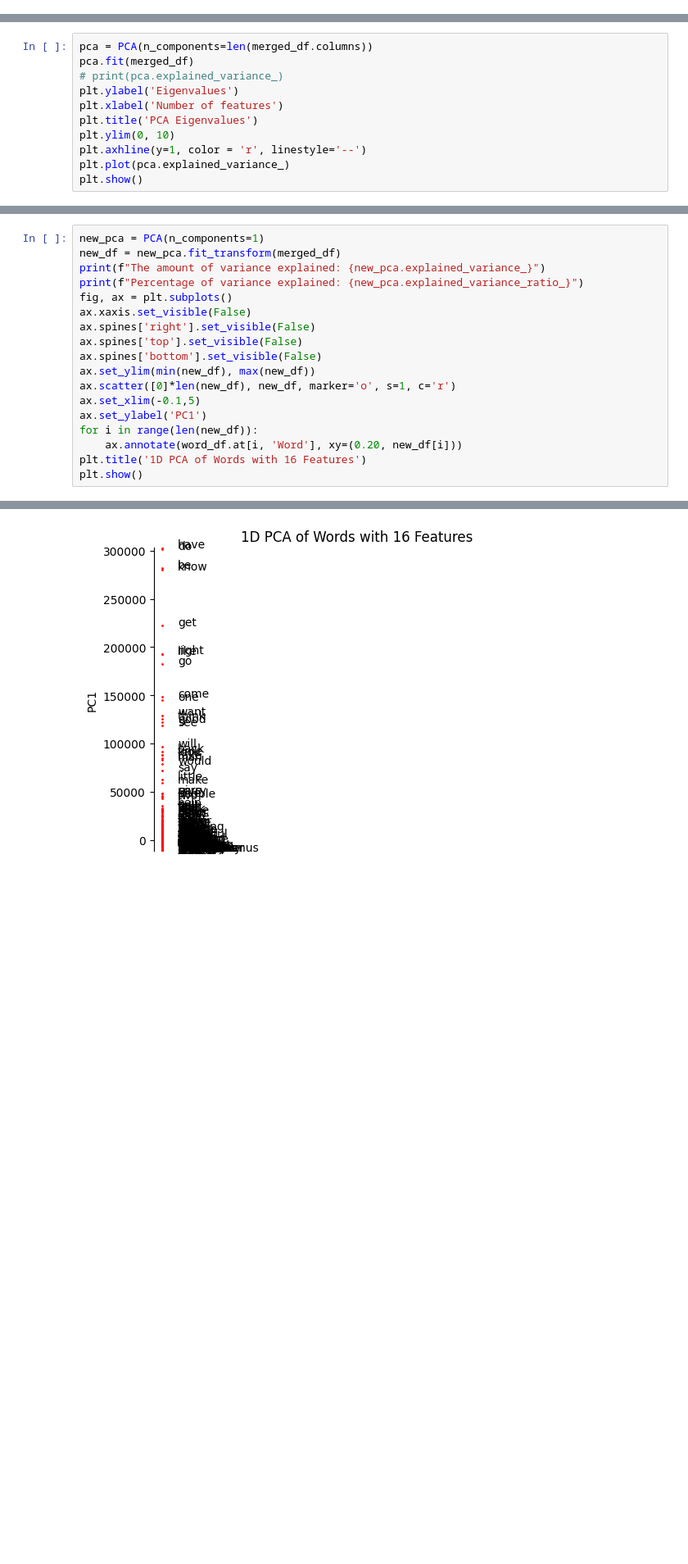
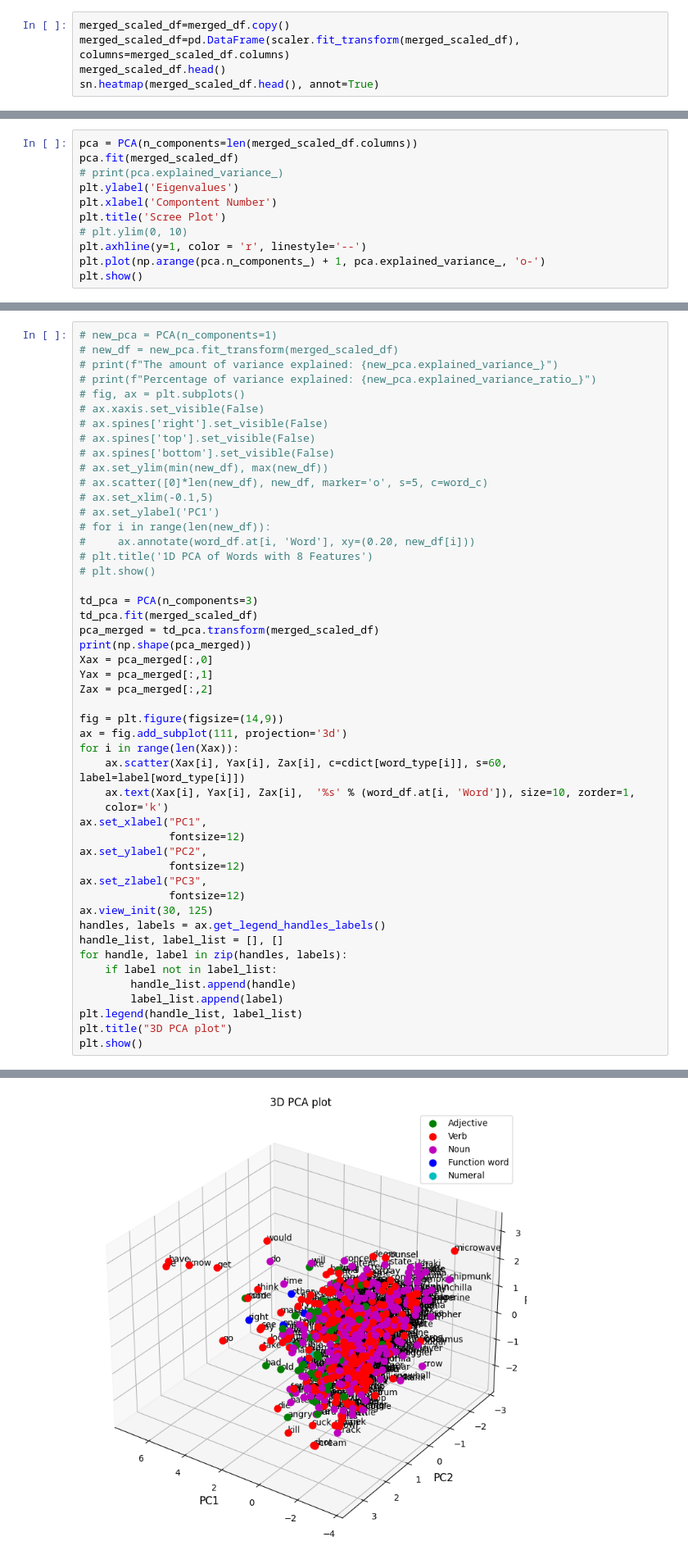
Before and after one commit to hassan3301/COG403Project, a Jupyter notebook: pca.ipynb, the cells around one changed output, grey strips where cells are left out. Shown: that part at 82% size. Cells and saved outputs as stored; diff of their text form; blank space fills up the shorter version.

```diff
--- a/pca.ipynb
+++ b/pca.ipynb
@@ -12,0 +36,5 @@ merged_df = merged_df.set_index('Word', drop=True)
+# %%
+merged_scaled_df=merged_df.copy()
+merged_scaled_df=pd.DataFrame(scaler.fit_transform(merged_scaled_df), columns=merged_scaled_df.columns)
+merged_scaled_df.head()
+sn.heatmap(merged_scaled_df.head(), annot=True)
@@ -13,12 +44,12 @@ merged_df = merged_df.set_index('Word', drop=True)
 # %%
-pca = PCA(n_components=len(merged_df.columns))
-pca.fit(merged_df)
+pca = PCA(n_components=len(merged_scaled_df.columns))
+pca.fit(merged_scaled_df)
 # print(pca.explained_variance_)
 plt.ylabel('Eigenvalues')
-plt.xlabel('Number of features')
-plt.title('PCA Eigenvalues')
-plt.ylim(0, 10)
+plt.xlabel('Compontent Number')
+plt.title('Scree Plot')
+# plt.ylim(0, 10)
 plt.axhline(y=1, color = 'r', linestyle='--')
-plt.plot(pca.explained_variance_)
+plt.plot(np.arange(pca.n_components_) + 1, pca.explained_variance_, 'o-')
 plt.show()
 # %% [output]
@@ -44,19 +73,50 @@ Combining those graphs, we can find that one feature can explain more than 99.99
 # %%
-new_pca = PCA(n_components=1)
-new_df = new_pca.fit_transform(merged_df)
-print(f"The amount of variance explained: {new_pca.explained_variance_}")
-print(f"Percentage of variance explained: {new_pca.explained_variance_ratio_}")
-fig, ax = plt.subplots()
-ax.xaxis.set_visible(False)
-ax.spines['right'].set_visible(False)
-ax.spines['top'].set_visible(False)
-ax.spines['bottom'].set_visible(False)
-ax.set_ylim(min(new_df), max(new_df))
-ax.scatter([0]*len(new_df), new_df, marker='o', s=1, c='r')
-ax.set_xlim(-0.1,5)
-ax.set_ylabel('PC1')
-for i in range(len(new_df)):
-    ax.annotate(word_df.at[i, 'Word'], xy=(0.20, new_df[i]))
-plt.title('1D PCA of Words with 16 Features')
+# new_pca = PCA(n_components=1)
+# new_df = new_pca.fit_transform(merged_scaled_df)
+# print(f"The amount of variance explained: {new_pca.explained_variance_}")
+# print(f"Percentage of variance explained: {new_pca.explained_variance_ratio_}")
+# fig, ax = plt.subplots()
+# ax.xaxis.set_visible(False)
+# ax.spines['right'].set_visible(False)
+# ax.spines['top'].set_visible(False)
+# ax.spines['bottom'].set_visible(False)
+# ax.set_ylim(min(new_df), max(new_df))
+# ax.scatter([0]*len(new_df), new_df, marker='o', s=5, c=word_c)
+# ax.set_xlim(-0.1,5)
+# ax.set_ylabel('PC1')
+# for i in range(len(new_df)):
+#     ax.annotate(word_df.at[i, 'Word'], xy=(0.20, new_df[i]))
+# plt.title('1D PCA of Words with 8 Features')
+# plt.show()
+
+td_pca = PCA(n_components=3)
+td_pca.fit(merged_scaled_df)
+pca_merged = td_pca.transform(merged_scaled_df)
+print(np.shape(pca_merged))
+Xax = pca_merged[:,0]
+Yax = pca_merged[:,1]
+Zax = pca_merged[:,2]
+
+fig = plt.figure(figsize=(14,9))
+ax = fig.add_subplot(111, projection='3d')
+for i in range(len(Xax)):
+    ax.scatter(Xax[i], Yax[i], Zax[i], c=cdict[word_type[i]], s=60, label=label[word_type[i]])
+    ax.text(Xax[i], Yax[i], Zax[i],  '%s' % (word_df.at[i, 'Word']), size=10, zorder=1,
+    color='k')
+ax.set_xlabel("PC1",
+              fontsize=12)
+ax.set_ylabel("PC2",
+              fontsize=12)
+ax.set_zlabel("PC3",
+              fontsize=12)
+ax.view_init(30, 125)
+handles, labels = ax.get_legend_handles_labels()
+handle_list, label_list = [], []
+for handle, label in zip(handles, labels):
+    if label not in label_list:
+        handle_list.append(handle)
+        label_list.append(label)
+plt.legend(handle_list, label_list)
+plt.title("3D PCA plot")
 plt.show()
 # %% [output]
@@ -65 +124 @@ Percentage of variance explained: [0.99989414]
-[figure, old version]
+[figure, new version]
```
Also changed, not shown: parts of 10 cells of this notebook, 1 other file.
